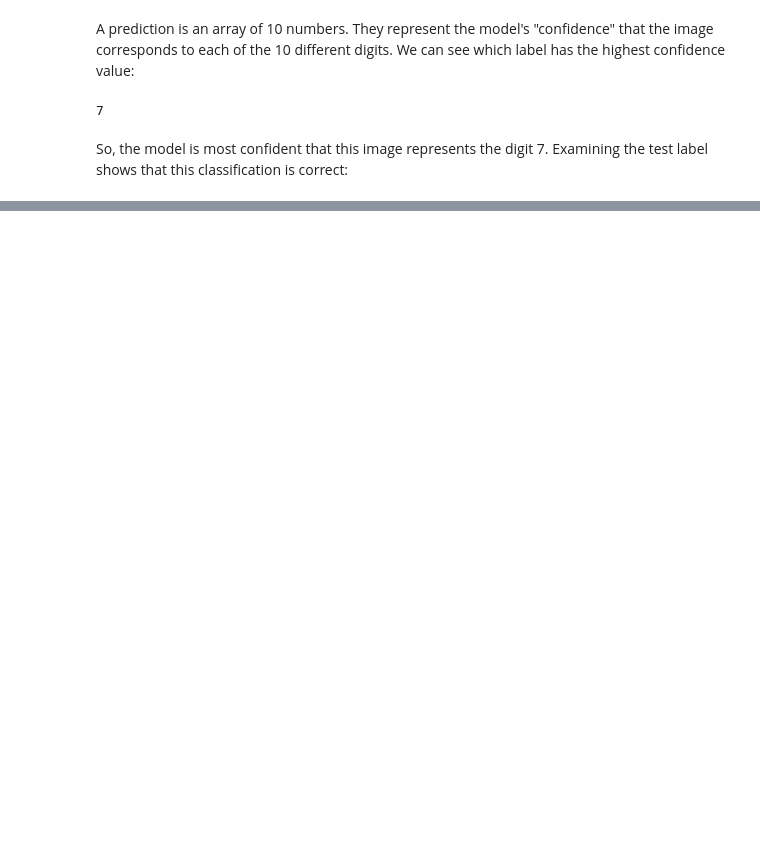
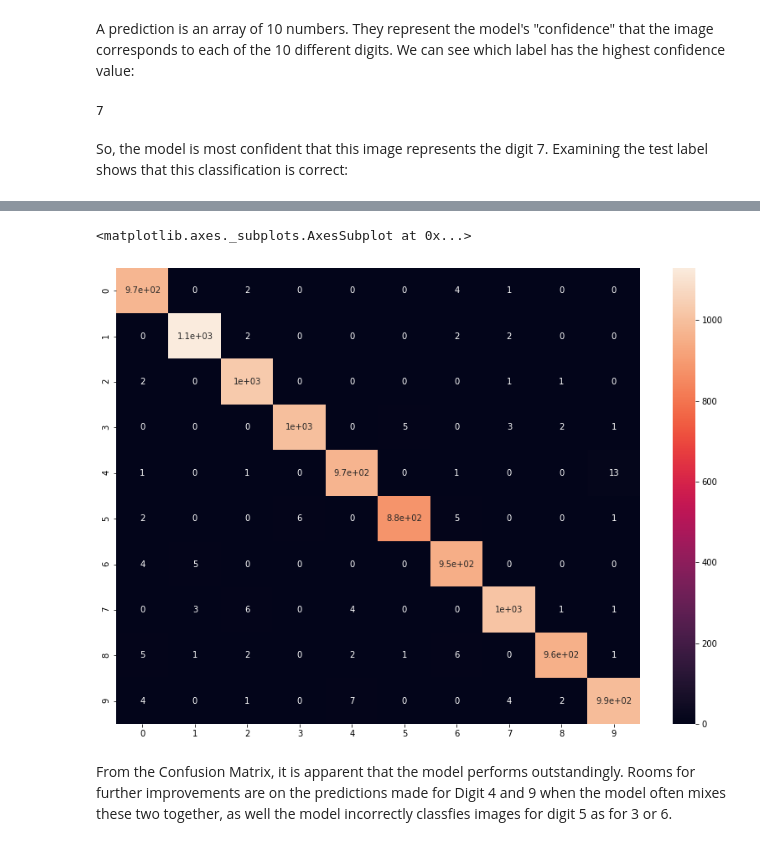
Before and after one commit to duong-nguyen-elu/ELU-Assignments, a Jupyter notebook: M6W8_Assignment.ipynb, the cells around one changed output, grey strips where cells are left out. Cells and saved outputs as stored; diff of their text form; code cells hidden in the pictures; blank space fills up the shorter version.

```diff
--- a/M6W8_Assignment.ipynb
+++ b/M6W8_Assignment.ipynb
@@ -288,0 +297,11 @@ plt.subplots_adjust(wspace=0.5)
+# %%
+from sklearn.metrics import confusion_matrix
+cm = confusion_matrix(np.array(test, dtype='float32')[:,0], predicted_classes)
+plt.figure(figsize = (14,10))
+sns.heatmap(cm, annot=True)
+# Sum the diagonal element to get the total true correct values
+# %% [output]
+<matplotlib.axes._subplots.AxesSubplot at 0x...>
+[figure, added]
+# %% [markdown]
+From the Confusion Matrix, it is apparent that the model performs outstandingly. Rooms for further improvements are on the predictions made for Digit 4 and 9 when the model often mixes these two together, as well the model incorrectly classfies images for digit 5 as for 3 or 6.
```
Also changed, not shown: parts of 9 cells of this notebook.
